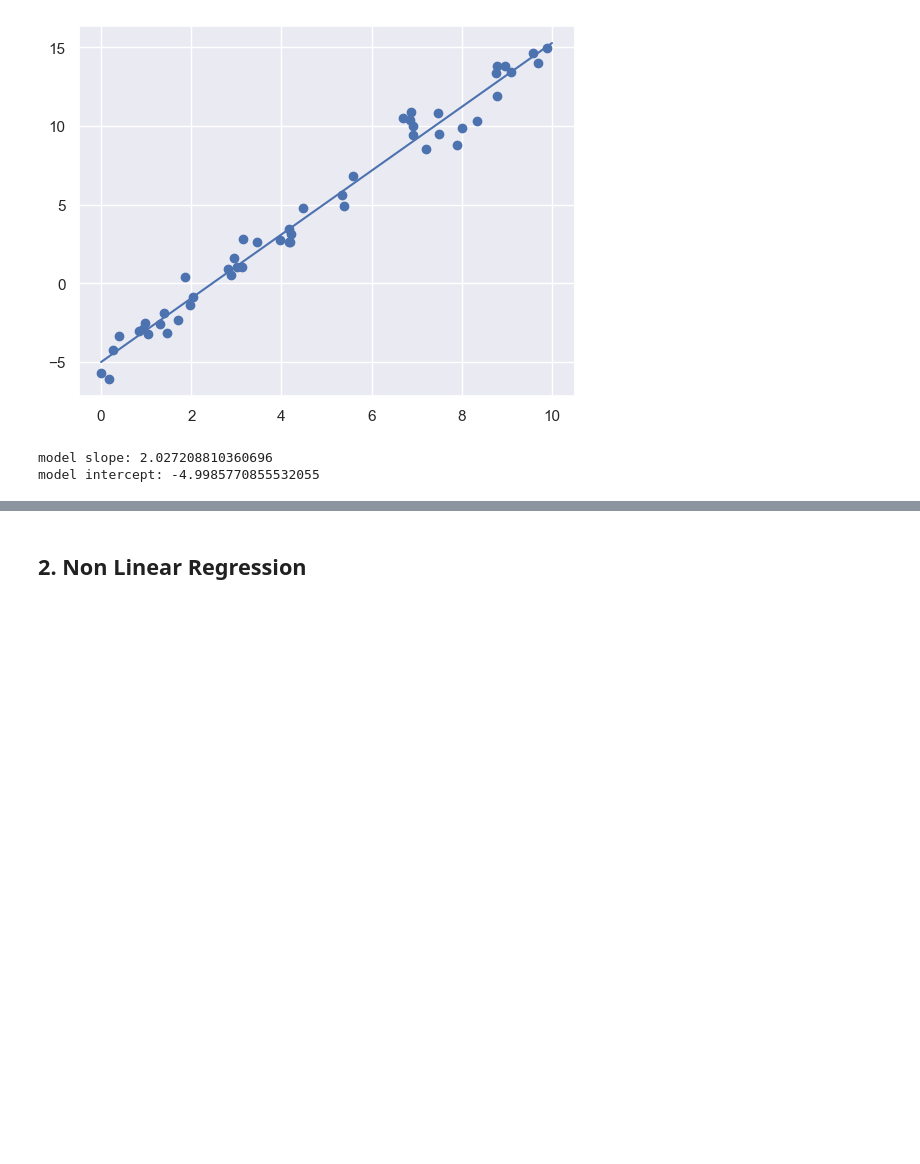
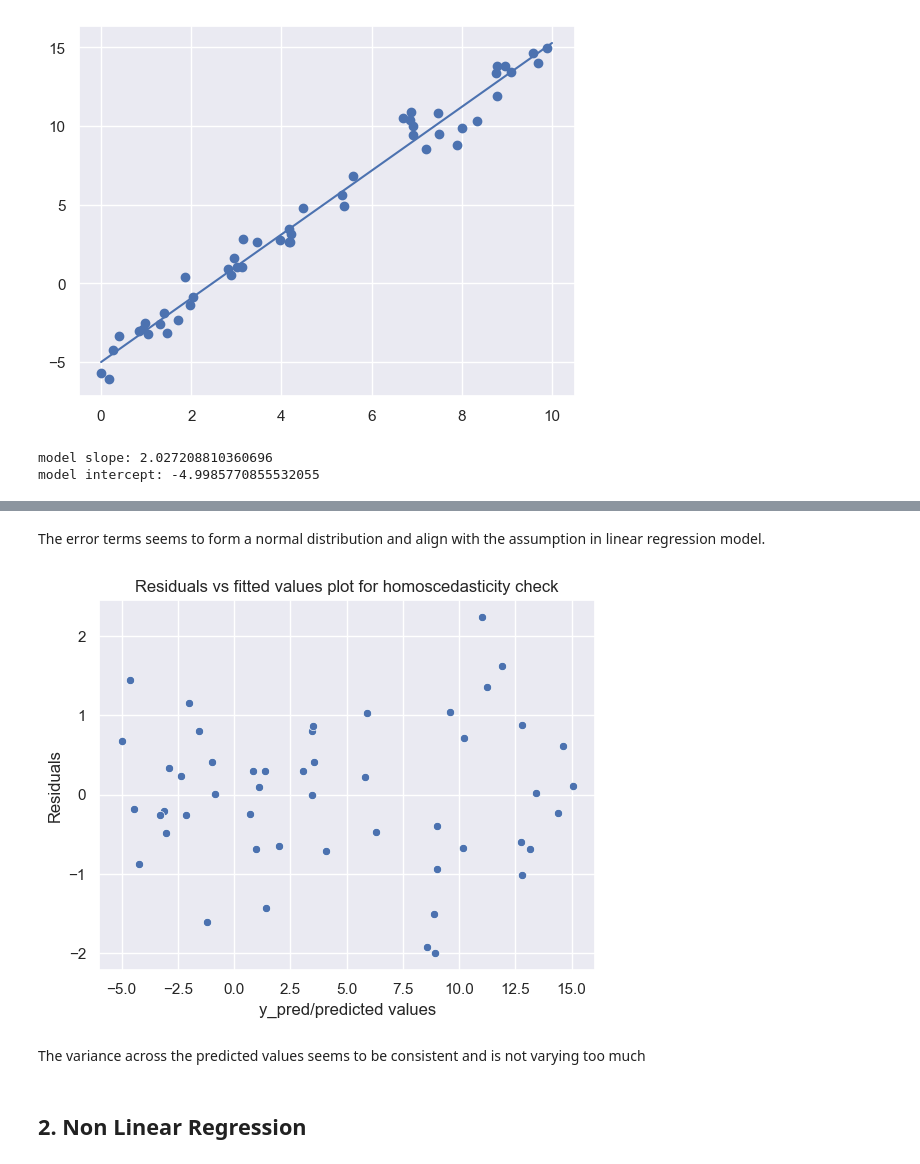
Before and after one commit to rohitsinghsalyan/ds-models, a Jupyter notebook: Regression.ipynb, the cells around one changed output, grey strips where cells are left out. Cells and saved outputs as stored; diff of their text form; code cells hidden in the pictures; blank space fills up the shorter version.

```diff
--- a/Regression.ipynb
+++ b/Regression.ipynb
@@ -34,3 +43,14 @@ model intercept: -4.9985770855532055
+# %% [markdown]
+The error terms seems to form a normal distribution and align with the assumption in linear regression model.
+# %%
+p = sns.scatterplot(x = yfit,y = yfit-y)
+plt.xlabel('y_pred/predicted values')
+plt.ylabel('Residuals')
+p = plt.title('Residuals vs fitted values plot for homoscedasticity check')
+# %% [output]
+[figure, added]
+# %% [markdown]
+The variance across the predicted values seems to be consistent and is not varying too much
 # %% [markdown]
 ## 2. Non Linear Regression
 # %%
```
Also changed, not shown: parts of 3 cells of this notebook, 1 other file.
